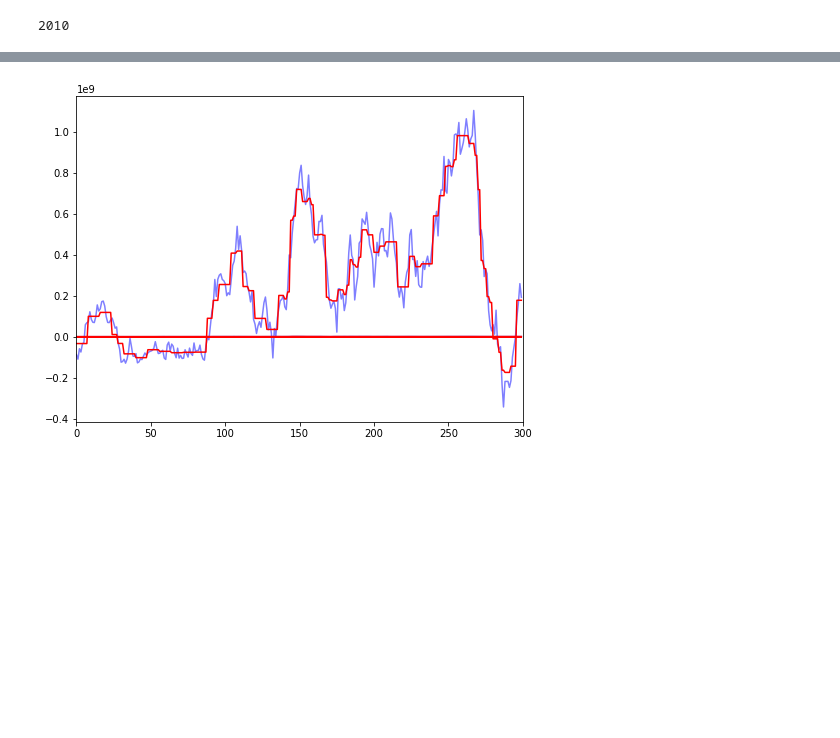
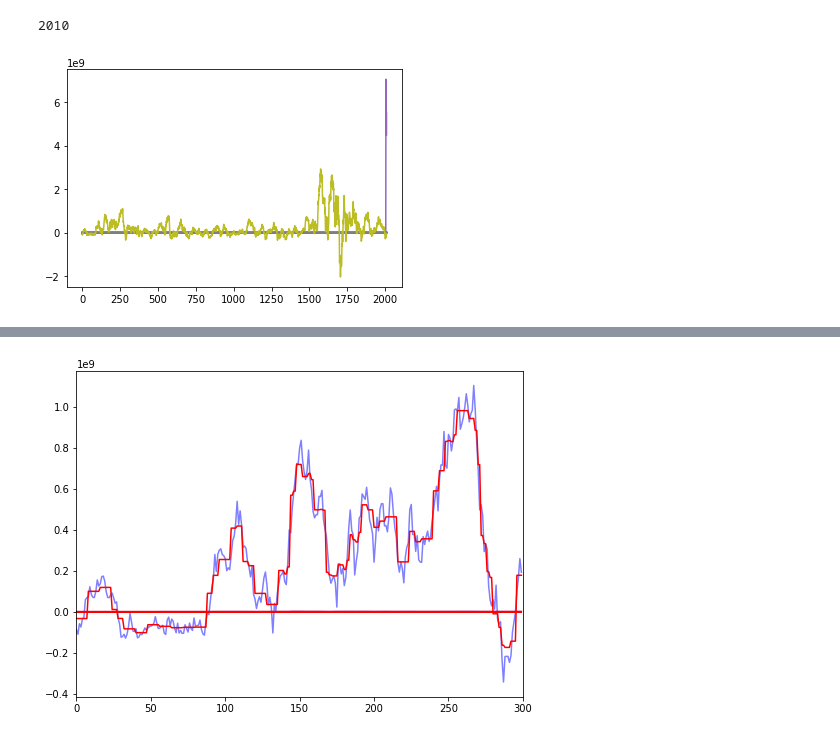
Before and after one commit to timothyyu/wsae-lstm, a Jupyter notebook: notebooks/archived/1c_wavelet_draft_test_exploration.ipynb, the cells around one changed output, grey strips where cells are left out. Saved outputs shown, nothing was run; the diff lists cells and outputs as text; code cells hidden in the pictures; blank space fills up the shorter version.

```diff
--- a/notebooks/archived/1c_wavelet_draft_test_exploration.ipynb
+++ b/notebooks/archived/1c_wavelet_draft_test_exploration.ipynb
@@ -91,0 +92,4 @@ len(reconstructed_signal)
+# %%
+plt.plot(data);
+# %% [output]
+[figure, added]
```
Also changed, not shown: parts of 10 cells of this notebook, 3 other files.
